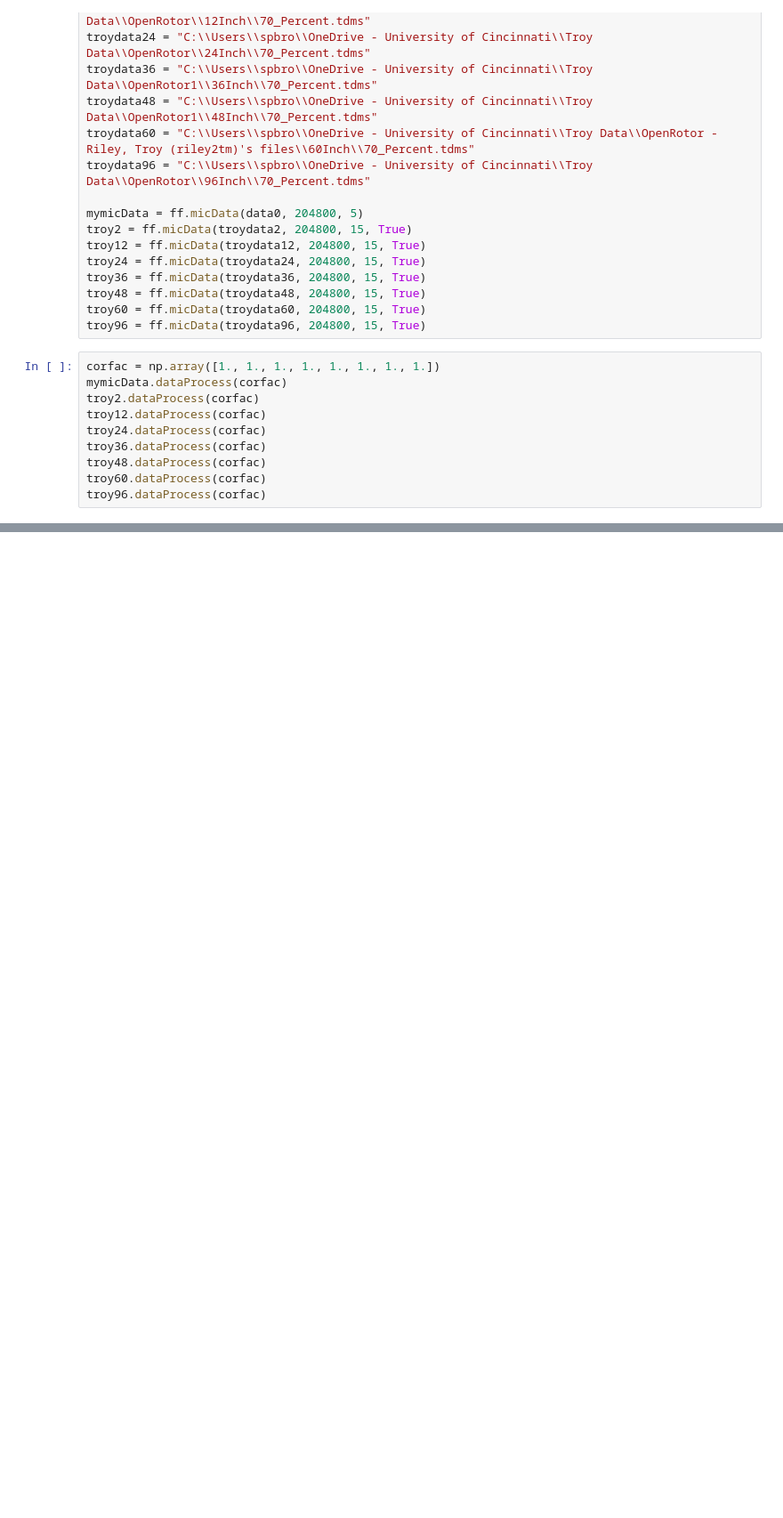
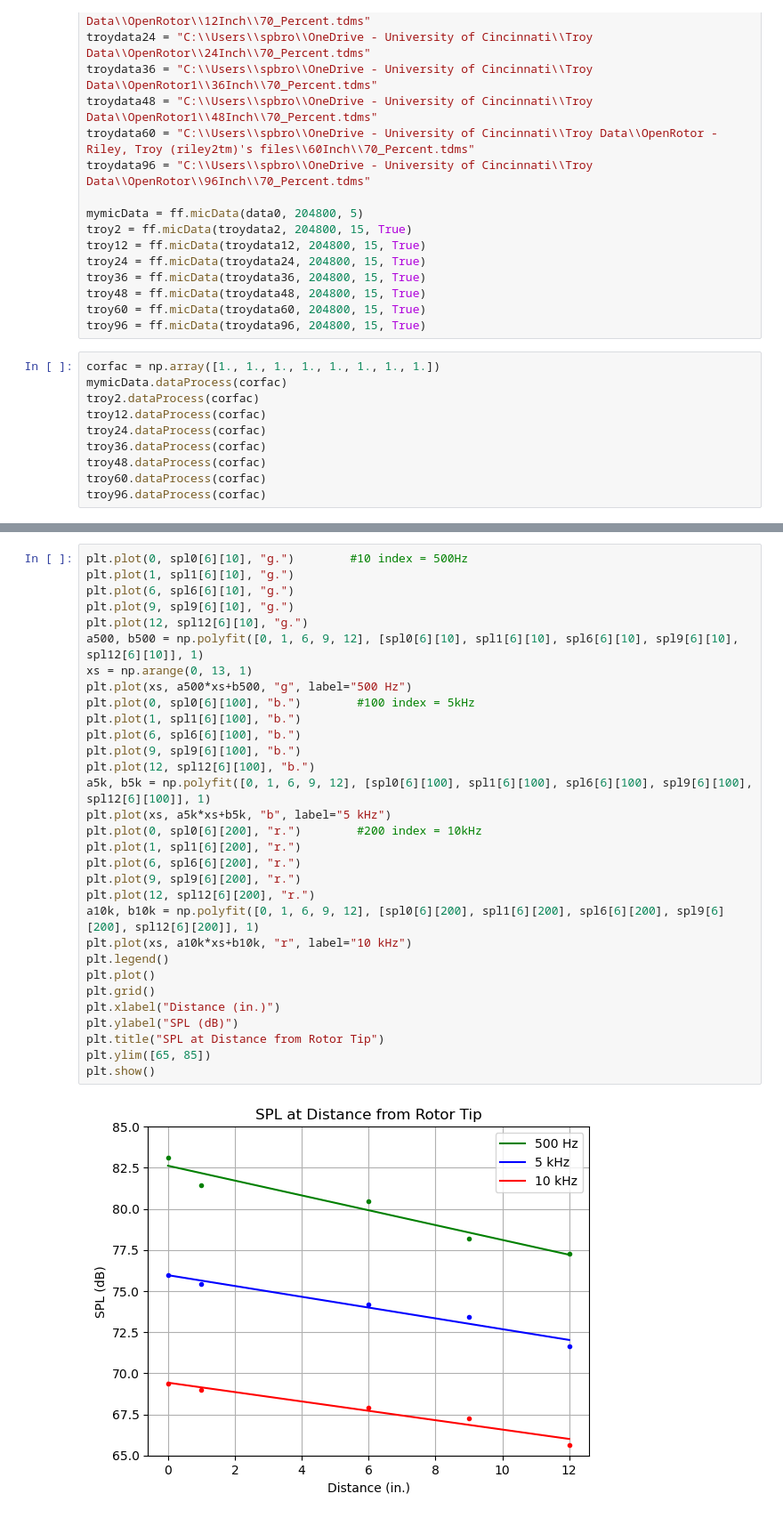
Before and after one commit to sladesladeslade/CuppolettiLab, a Jupyter notebook: Spr 23 UGR/UGRplots.ipynb, the cells around one changed output, grey strips where cells are left out. Shown: that part at 89% size. Drawn from its saved outputs; the diff is of its cells as text; blank space fills up the shorter version.

```diff
--- a/Spr 23 UGR/UGRplots.ipynb
+++ b/Spr 23 UGR/UGRplots.ipynb
@@ -116,0 +98,33 @@ plt.show()
+# %%
+plt.plot(0, spl0[6][10], "g.")        #10 index = 500Hz
+plt.plot(1, spl1[6][10], "g.")
+plt.plot(6, spl6[6][10], "g.")
+plt.plot(9, spl9[6][10], "g.")
+plt.plot(12, spl12[6][10], "g.")
+a500, b500 = np.polyfit([0, 1, 6, 9, 12], [spl0[6][10], spl1[6][10], spl6[6][10], spl9[6][10], spl12[6][10]], 1)
+xs = np.arange(0, 13, 1)
+plt.plot(xs, a500*xs+b500, "g", label="500 Hz")
+plt.plot(0, spl0[6][100], "b.")        #100 index = 5kHz
+plt.plot(1, spl1[6][100], "b.")
+plt.plot(6, spl6[6][100], "b.")
+plt.plot(9, spl9[6][100], "b.")
+plt.plot(12, spl12[6][100], "b.")
+a5k, b5k = np.polyfit([0, 1, 6, 9, 12], [spl0[6][100], spl1[6][100], spl6[6][100], spl9[6][100], spl12[6][100]], 1)
+plt.plot(xs, a5k*xs+b5k, "b", label="5 kHz")
+plt.plot(0, spl0[6][200], "r.")        #200 index = 10kHz
+plt.plot(1, spl1[6][200], "r.")
+plt.plot(6, spl6[6][200], "r.")
+plt.plot(9, spl9[6][200], "r.")
+plt.plot(12, spl12[6][200], "r.")
+a10k, b10k = np.polyfit([0, 1, 6, 9, 12], [spl0[6][200], spl1[6][200], spl6[6][200], spl9[6][200], spl12[6][200]], 1)
+plt.plot(xs, a10k*xs+b10k, "r", label="10 kHz")
+plt.legend()
+plt.plot()
+plt.grid()
+plt.xlabel("Distance (in.)")
+plt.ylabel("SPL (dB)")
+plt.title("SPL at Distance from Rotor Tip")
+plt.ylim([65, 85])
+plt.show()
+# %% [output]
+[figure, added]
```
Also changed, not shown: parts of 7 cells of this notebook.
